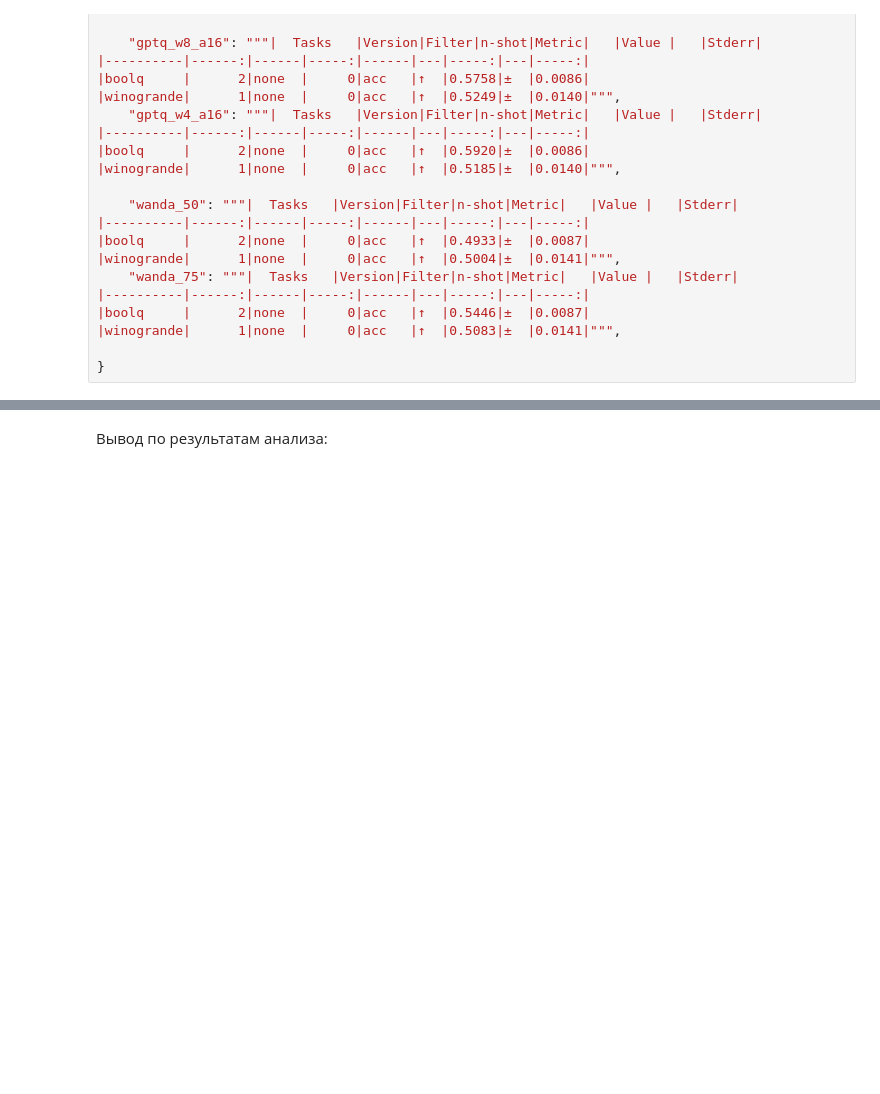
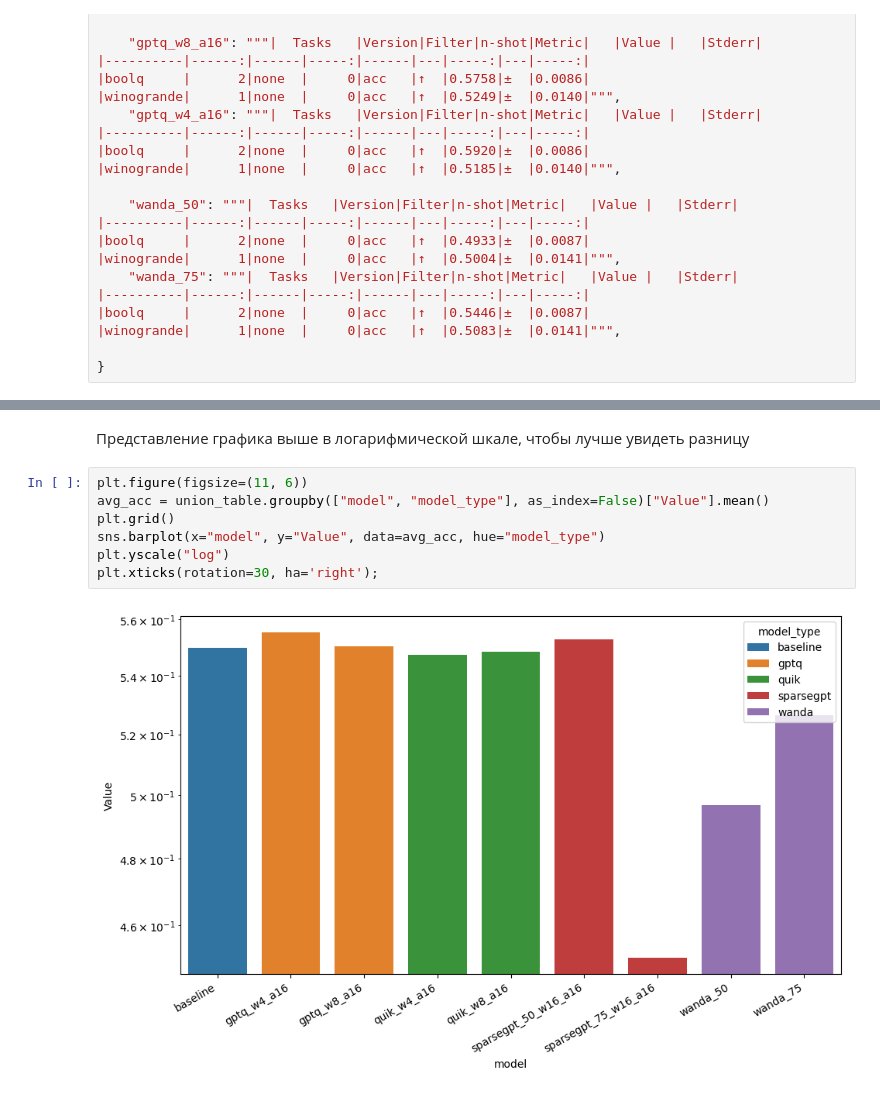
Before and after one commit to iptkachev/Efficient-DL-Models, a Jupyter notebook: Home Work/HW 1/notebooks/task_one.ipynb, the cells around one changed output, grey strips where cells are left out. Drawn from its saved outputs; the diff is of its cells as text; blank space fills up the shorter version.

```diff
--- a/Home Work/HW 1/notebooks/task_one.ipynb
+++ b/Home Work/HW 1/notebooks/task_one.ipynb
@@ -592,2 +583,11 @@ avg_acc
-# %% [markdown]
-Вывод по результатам анализа:
+# %% [markdown]
+Представление графика выше в логарифмической шкале, чтобы лучше увидеть разницу
+# %%
+plt.figure(figsize=(11, 6))
+avg_acc = union_table.groupby(["model", "model_type"], as_index=False)["Value"].mean()
+plt.grid()
+sns.barplot(x="model", y="Value", data=avg_acc, hue="model_type")
+plt.yscale("log")
+plt.xticks(rotation=30, ha='right');
+# %% [output]
+[figure, added]
```
Also changed, not shown: parts of 10 cells of this notebook.
